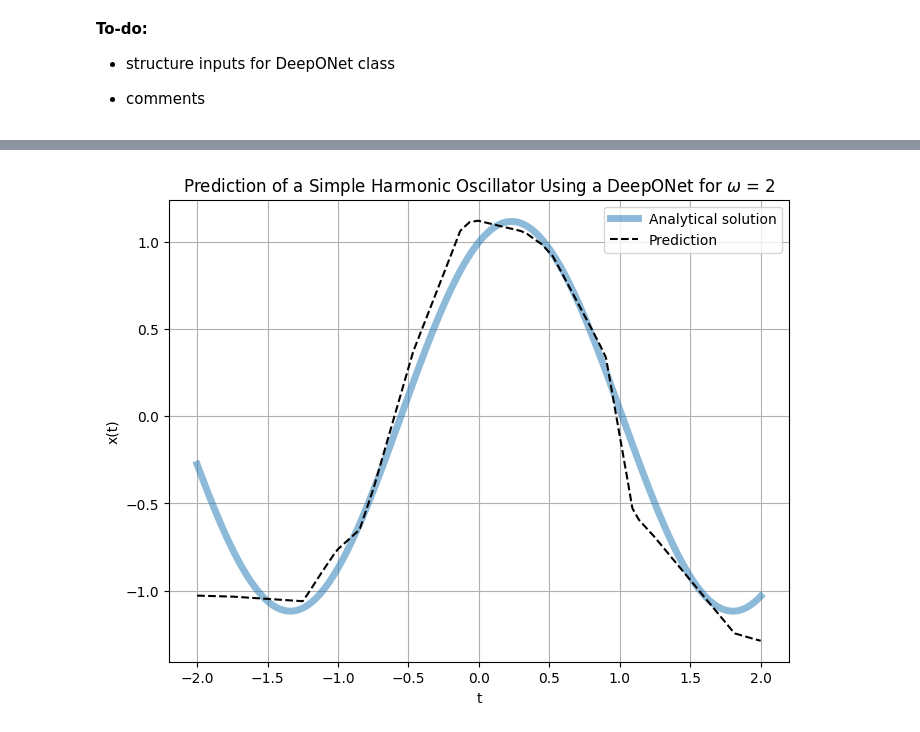
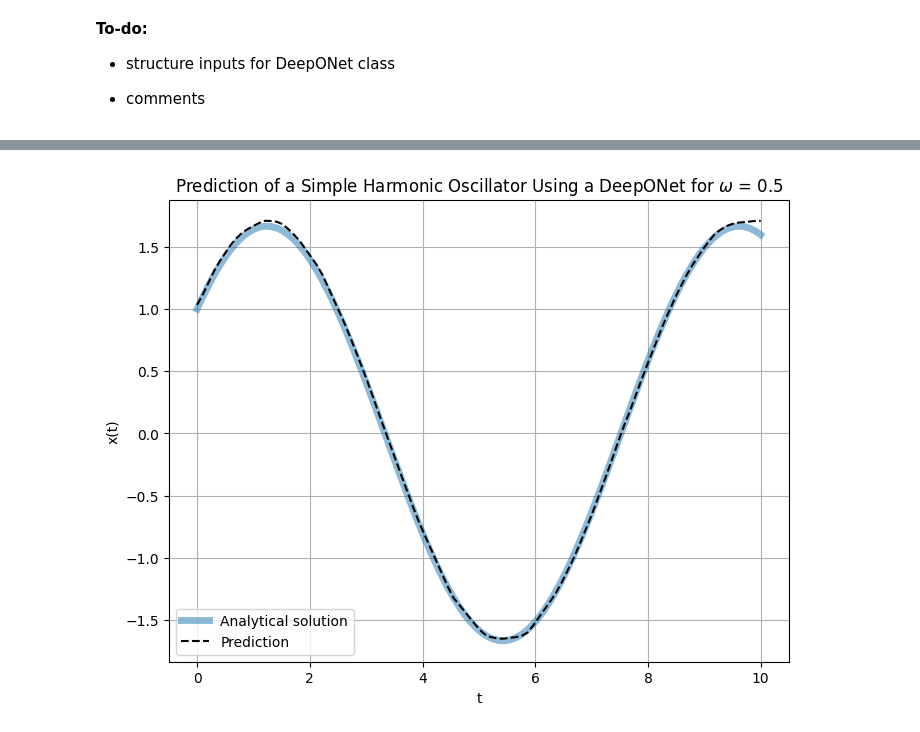
Before and after one commit to johanslettengren/Structure-Preserving-Operator-Learning, a Jupyter notebook: simple_harmonic_oscillator/oscillator_torch.ipynb, the cells around one changed output, grey strips where cells are left out. Saved outputs shown, nothing was run; the diff lists cells and outputs as text; code cells hidden in the pictures.

Commit message:
updated pytorch deepONet: now makes good predictions

```diff
--- a/simple_harmonic_oscillator/oscillator_torch.ipynb
+++ b/simple_harmonic_oscillator/oscillator_torch.ipynb
@@ -81,8 +152,8 @@ class DeepONet(nn.Module):
 # %%
 # Set constants
 q0, p0 = 1, 1
-Tmin, Tmax = -2, 2
-w_low, w_high = 1, 3
+Tmin, Tmax = 0, 10
+w_low, w_high = 0, 1
 # %%
 # Get analytical solution of the BVP for given t and omega
 def analytic_solution(w, t, q0=q0, p0=p0):
@@ -91,8 +162,10 @@ def analytic_solution(w, t, q0=q0, p0=p0):
 # Returns a (len(w), len(t))-shape matrix
 # %%
 # Create training data
-w_train = np.random.uniform(low=w_low, high=w_high, size=150).reshape(-1, 1)
-t_train = np.random.uniform(low=Tmin, high=Tmax, size=100).reshape(-1, 1)
+batch_size = 512
+
+w_train = np.random.uniform(low=w_low, high=w_high, size=(100,1))
+t_train = np.random.uniform(low=Tmin, high=Tmax, size=(100,1))
 x, y = np.meshgrid(w_train, t_train)
 X_train = np.vstack((x.ravel(), y.ravel())).T
 
@@ -102,11 +175,11 @@ tensor_x = torch.Tensor(X_train) # transform to torch tensor
 tensor_y = torch.Tensor(y_train)
 
 training_dataset = TensorDataset(tensor_x,tensor_y) # create your datset
-training_loader = DataLoader(training_dataset) # create your dataloader
+training_loader = DataLoader(training_dataset, batch_size=batch_size, shuffle=True) # create your dataloader
 # %%
 # Create training data
-w_test = np.random.uniform(low=w_low, high=w_high, size=150).reshape(-1, 1)
-t_test = np.random.uniform(low=Tmin, high=Tmax, size=100).reshape(-1, 1)
+w_test = np.random.uniform(low=w_low, high=w_high, size=(100,1))
+t_test = np.random.uniform(low=Tmin, high=Tmax, size=(100,1))
 x, y = np.meshgrid(w_test, t_test)
 X_test = np.vstack((x.ravel(), y.ravel())).T
 
@@ -116,4 +189,4 @@ tensor_x = torch.Tensor(X_test) # transform to torch tensor
 tensor_y = torch.Tensor(y_test)
 
 testing_dataset = TensorDataset(tensor_x,tensor_y) # create your datset
-validation_loader = DataLoader(training_dataset) # create your dataloader
+validation_loader = DataLoader(training_dataset, batch_size=batch_size, shuffle=True) # create your dataloader
@@ -227,0 +193,5 @@ LOSS train 0.0017321559904123732 valid 0.043200068175792694
+# %%
+# Initialize the model
+net = DeepONet([1, 128, 128, 128, 128], [1, 128, 128, 128, 128])
+model = Model(training_loader, validation_loader, net)
+model.train(epochs=500)
@@ -228,23 +214,31 @@ LOSS train 0.0017321559904123732 valid 0.043200068175792694
 # %%
 # Plot model prediction for one omega
 
 # Get model prediction
-w = np.array([2]).reshape(-1, 1)
-t_vec = np.linspace(Tmin, Tmax, 1000).reshape(-1, 1)
-pred = [model(torch.Tensor([[2, t]])).item() for t in t_vec]
+
+t_vec = np.linspace(Tmin, Tmax, 100).reshape(-1, 1)
+w = np.array([0.75]).reshape(-1, 1)
+
+x, y = np.meshgrid(w, t_vec)
+
+input = np.vstack((x.ravel(), y.ravel())).T
+input = torch.Tensor(input)
+
+pred = model.net(input)
+
 
 # Get corresponding ground truth
 ground_truth = analytic_solution(w, t_vec)
 
 # Plot prediction vs. solution
 fig, ax = plt.subplots(figsize=(8, 6))
 ax.plot(t_vec.flatten(), ground_truth.flatten(), label='Analytical solution', alpha=0.5, linewidth=5)
-ax.plot(t_vec.flatten(), pred, '--', label='Prediction', c='k')
-ax.set_title('Prediction of a Simple Harmonic Oscillator Using a DeepONet for $\omega$ = 2')
+ax.plot(t_vec.flatten(), pred.tolist(), '--', label='Prediction', c='k')
+ax.set_title('Prediction of a Simple Harmonic Oscillator Using a DeepONet for $\omega$ = 0.5')
 ax.set_xlabel("t")
 ax.set_ylabel("x(t)")
 ax.legend()
 ax.grid(True)
 plt.show()
 # %% [output]
-[figure, old version]
+[figure, new version]
```
Also changed, not shown: parts of 9 cells of this notebook, 12 other files.
